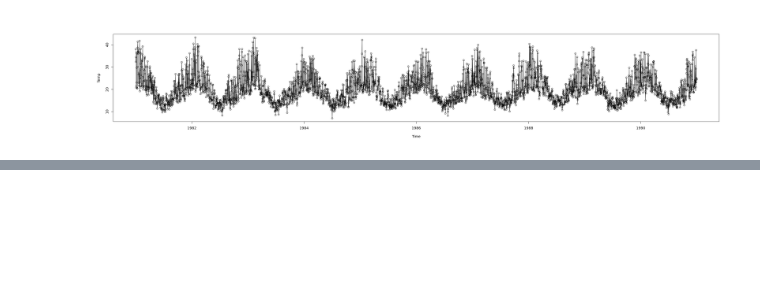
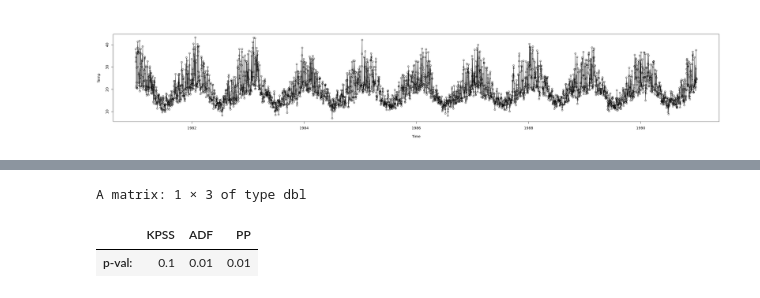
Before and after one commit to EricMaibach/TimeSeries, a Jupyter notebook: FinalProject.ipynb, the cells around one changed output, grey strips where cells are left out. Saved outputs shown, nothing was run; the diff lists cells and outputs as text; code cells hidden in the pictures; blank space fills up the shorter version.

```diff
--- a/FinalProject.ipynb
+++ b/FinalProject.ipynb
@@ -36,0 +57,3 @@ plot(D1, type='o')
+# %%
+Stationarity.tests(D1)
+# %% [output]
@@ -36,0 +66,3 @@ plot(D1, type='o')
+A matrix: 1 × 3 of type dbl
+|  | KPSS | ADF | PP |
+| p-val: | 0.1 | 0.01 | 0.01 |
```
Also changed, not shown: parts of 14 cells of this notebook.
